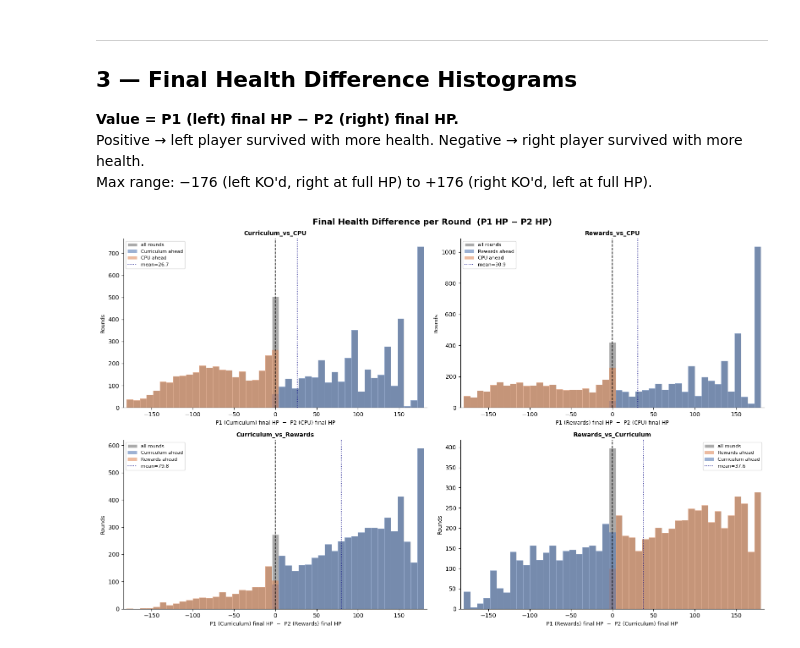
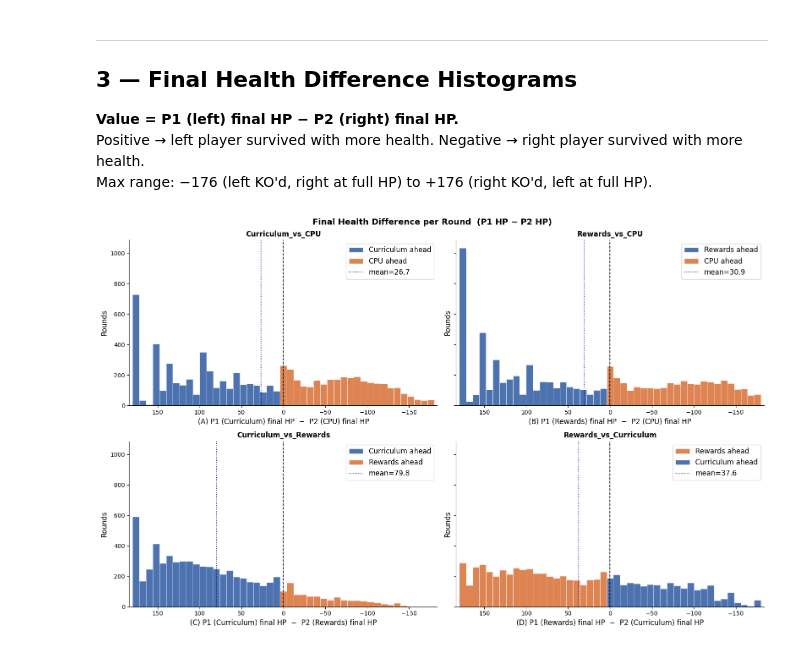
Before and after one commit to LucaOrtolan/StreetFighter2RL, a Jupyter notebook: results_analytics.ipynb, the cells around one changed output. Drawn from its saved outputs; the diff is of its cells as text; code cells hidden in the pictures.

Commit message:
need to perfect the figure font size

```diff
--- a/results_analytics.ipynb
+++ b/results_analytics.ipynb
@@ -249,49 +261,49 @@ rounds.loc[rounds["p2_hp_final"] < 0, "p2_hp_final"] = 0
 # %%
 rounds["hp_diff"] = rounds["p1_hp_final"] - rounds["p2_hp_final"]
 
-def plot_hp_diff(ax, matchup, color_left, color_right):
+def plot_hp_diff(ax, matchup, color_left, color_right, figure_letter):
     p1_name, p2_name = matchup.split("_vs_")
     sl = rounds[rounds.matchup == matchup]["hp_diff"]
 
     bins = np.arange(-FULL_HP - 4, FULL_HP + 8, 8)   # 8-HP bins across full range
-    ax.hist(sl, bins=bins, color="#aaaaaa", edgecolor="white", linewidth=0.4, label="all rounds")
 
-    # Shade left-player-wins region green, right-player-wins region red
     pos = sl[sl > 0]
     neg = sl[sl < 0]
     if len(pos):
-        ax.hist(pos, bins=bins, color=color_left,  alpha=0.55, edgecolor="none",
+        ax.hist(pos, bins=bins, color=color_left,  edgecolor="white", linewidth=0.4,
                 label=f"{p1_name} ahead")
     if len(neg):
-        ax.hist(neg, bins=bins, color=color_right, alpha=0.55, edgecolor="none",
+        ax.hist(neg, bins=bins, color=color_right, edgecolor="white", linewidth=0.4,
                 label=f"{p2_name} ahead")
 
     ax.axvline(0, color="black", linewidth=1.2, linestyle="--")
     ax.axvline(sl.mean(), color="navy", linewidth=1.2, linestyle=":",
                label=f"mean={sl.mean():.1f}")
 
-    ax.set_xlabel(f"P1 ({p1_name}) final HP  −  P2 ({p2_name}) final HP", fontsize=9)
-    ax.set_ylabel("Rounds", fontsize=9)
-    ax.set_title(matchup, fontsize=10, fontweight="bold")
-    ax.set_xlim(-FULL_HP - 8, FULL_HP + 8)
-    ax.legend(fontsize=8)
+    ax.set_xlabel(f"({figure_letter}) P1 ({p1_name}) final HP  −  P2 ({p2_name}) final HP", fontsize=12)
+    ax.set_ylabel("Rounds", fontsize=12)
+    ax.set_title(matchup, fontsize=12, fontweight="bold")
+    ax.set_xlim(FULL_HP + 8, -FULL_HP - 8)
+    ax.legend(fontsize=12)
     ax.spines[["top", "right"]].set_visible(False)
 
-fig, axes = plt.subplots(2, 2, figsize=(16, 10))
+fig, axes = plt.subplots(2, 2, figsize=(16, 10), sharey=True)
 fig.suptitle("Final Health Difference per Round  (P1 HP − P2 HP)",
              fontsize=14, fontweight="bold")
 
 configs = [
     ("Curriculum_vs_CPU",        "#4C72B0", "#DD8452"),
     ("Rewards_vs_CPU",           "#4C72B0", "#DD8452"),
     ("Curriculum_vs_Rewards",    "#4C72B0", "#DD8452"),
     ("Rewards_vs_Curriculum",    "#DD8452", "#4C72B0"),
 ]
 
-for ax, (mu, cl, cr) in zip(axes.flat, configs):
-    plot_hp_diff(ax, mu, cl, cr)
+figure_letters = ["A", "B", "C", "D"]
+for i, (ax, (mu, cl, cr)) in enumerate(zip(axes.flat, configs)):
+    plot_hp_diff(ax, mu, cl, cr, figure_letters[i])
 
 plt.tight_layout()
+fig.savefig(f"{FIGURES_DIR}/hp_diff_histograms.png", dpi=150, bbox_inches="tight")
 plt.show()
 # %% [output]
-[figure, old version]
+[figure, new version]
```
Also changed, not shown: parts of 7 cells of this notebook, 6 other files.
